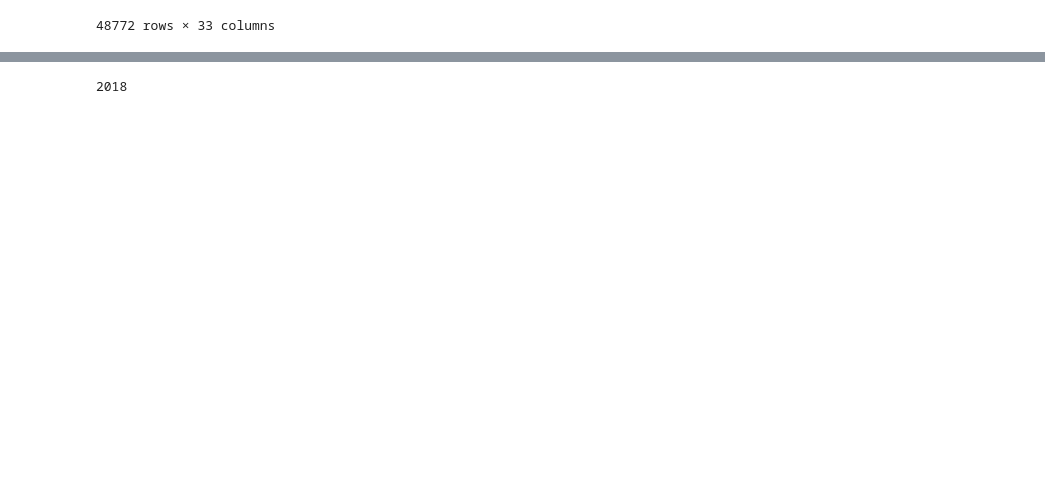
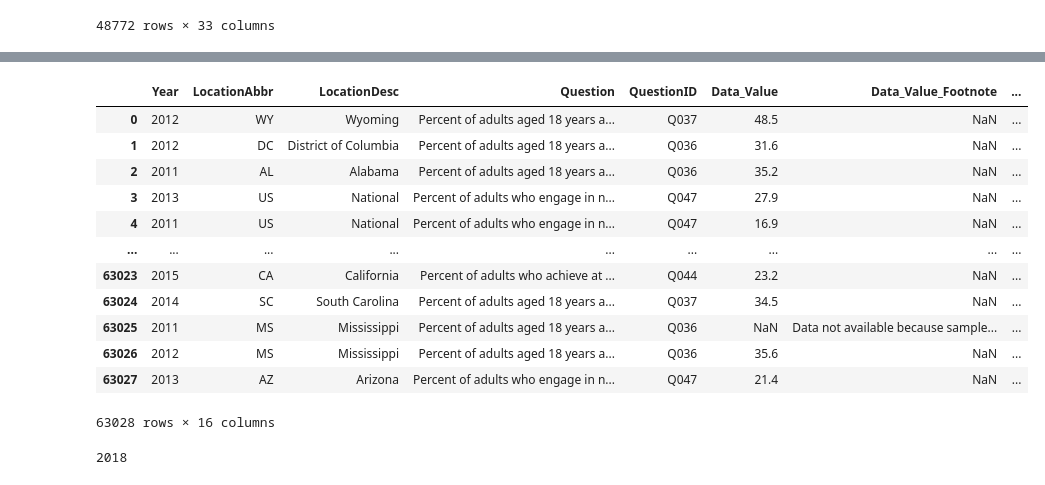
Before and after one commit to DimitriKourouniotis/Capstone-2, a Jupyter notebook: Capstone 2.ipynb, the cells around one changed output, grey strips where cells are left out. Saved outputs shown, nothing was run; the diff lists cells and outputs as text; code cells hidden in the pictures; blank space fills up the shorter version.

```diff
--- a/Capstone 2.ipynb
+++ b/Capstone 2.ipynb
@@ -258 +267,25 @@ df_2018 = pd.read_csv("Nutrition__Physical_Activity__and_Obesity_-_Behavioral_Ri
+# %%
+#---------------
+# FILTER DATASET
+#---------------
+
+df_2018 = (df_2018_raw
+           .assign(Year=df_2018_raw.YearStart)
+           .filter(filter1)
+          )
+df_2018
+# %% [output]
+|  | Year | LocationAbbr | LocationDesc | Question | QuestionID | Data_Value | Data_Value_Footnote | ... |
+| 0 | 2012 | WY | Wyoming | Percent of adults aged 18 years a... | Q037 | 48.5 | NaN | ... |
+| 1 | 2012 | DC | District of Columbia | Percent of adults aged 18 years a... | Q036 | 31.6 | NaN | ... |
+| 2 | 2011 | AL | Alabama | Percent of adults aged 18 years a... | Q036 | 35.2 | NaN | ... |
+| 3 | 2013 | US | National | Percent of adults who engage in n... | Q047 | 27.9 | NaN | ... |
+| 4 | 2011 | US | National | Percent of adults who engage in n... | Q047 | 16.9 | NaN | ... |
+| ... | ... | ... | ... | ... | ... | ... | ... | ... |
+| 63023 | 2015 | CA | California | Percent of adults who achieve at ... | Q044 | 23.2 | NaN | ... |
+| 63024 | 2014 | SC | South Carolina | Percent of adults aged 18 years a... | Q037 | 34.5 | NaN | ... |
+| 63025 | 2011 | MS | Mississippi | Percent of adults aged 18 years a... | Q036 | NaN | Data not available because sample... | ... |
+| 63026 | 2012 | MS | Mississippi | Percent of adults aged 18 years a... | Q036 | 35.6 | NaN | ... |
+| 63027 | 2013 | AZ | Arizona | Percent of adults who engage in n... | Q047 | 21.4 | NaN | ... |
+63028 rows × 16 columns
 # %%
```
Also changed, not shown: parts of 12 cells of this notebook.
